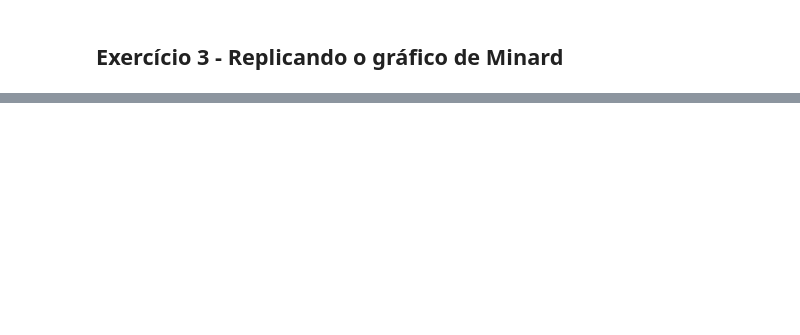
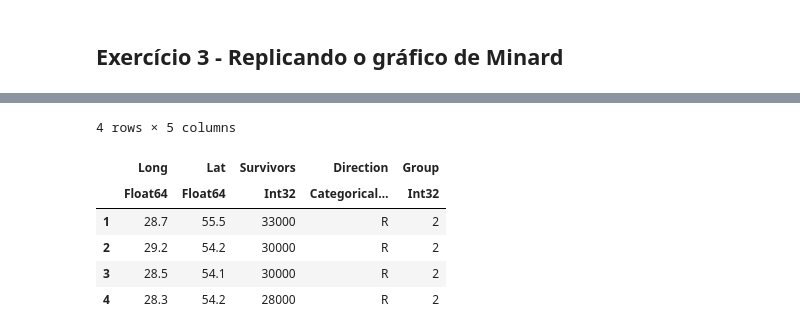
Before and after one commit to davibarreira/Visualizations, a Jupyter notebook: Exercicio3/Ex3.ipynb, the cells around one changed output, grey strips where cells are left out. Drawn from its saved outputs; the diff is of its cells as text; code cells hidden in the pictures; blank space fills up the shorter version.

```diff
--- a/Exercicio3/Ex3.ipynb
+++ b/Exercicio3/Ex3.ipynb
@@ -9,0 +49,12 @@ troops = readtable("troops.txt", separator= ' ');
+# %%
+pyplot()
+fil = troops[(troops.Direction .== "R") .& (troops.Group .== 2),:]
+# plot(fil.Long, fil.Lat)
+# %% [output]
+4 rows × 5 columns
+|  | Long | Lat | Survivors | Direction | Group |
+|  | Float64 | Float64 | Int32 | Categorical… | Int32 |
+| 1 | 28.7 | 55.5 | 33000 | R | 2 |
+| 2 | 29.2 | 54.2 | 30000 | R | 2 |
+| 3 | 28.5 | 54.1 | 30000 | R | 2 |
+| 4 | 28.3 | 54.2 | 28000 | R | 2 |
```
Also changed, not shown: parts of 11 cells of this notebook.
